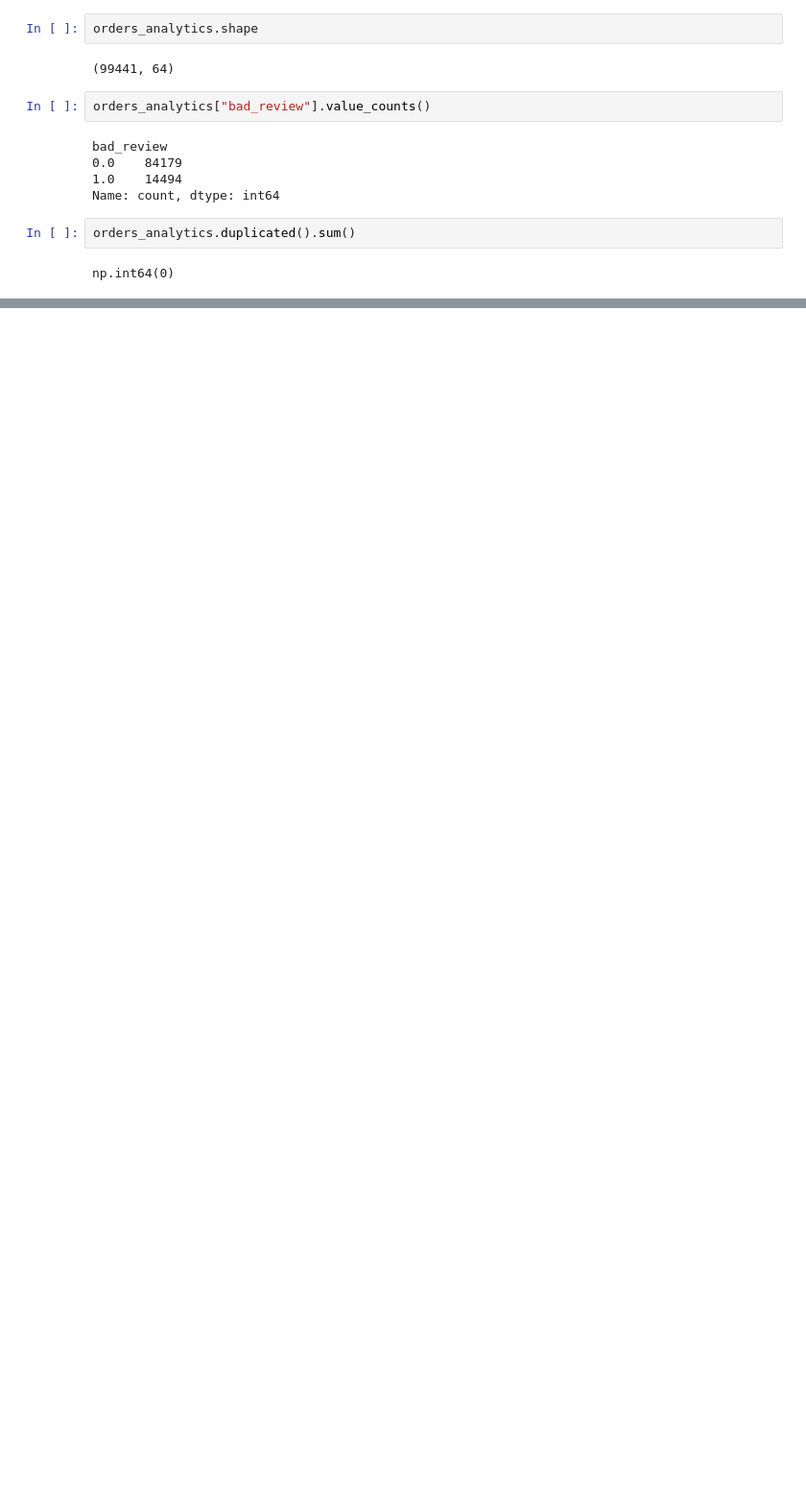
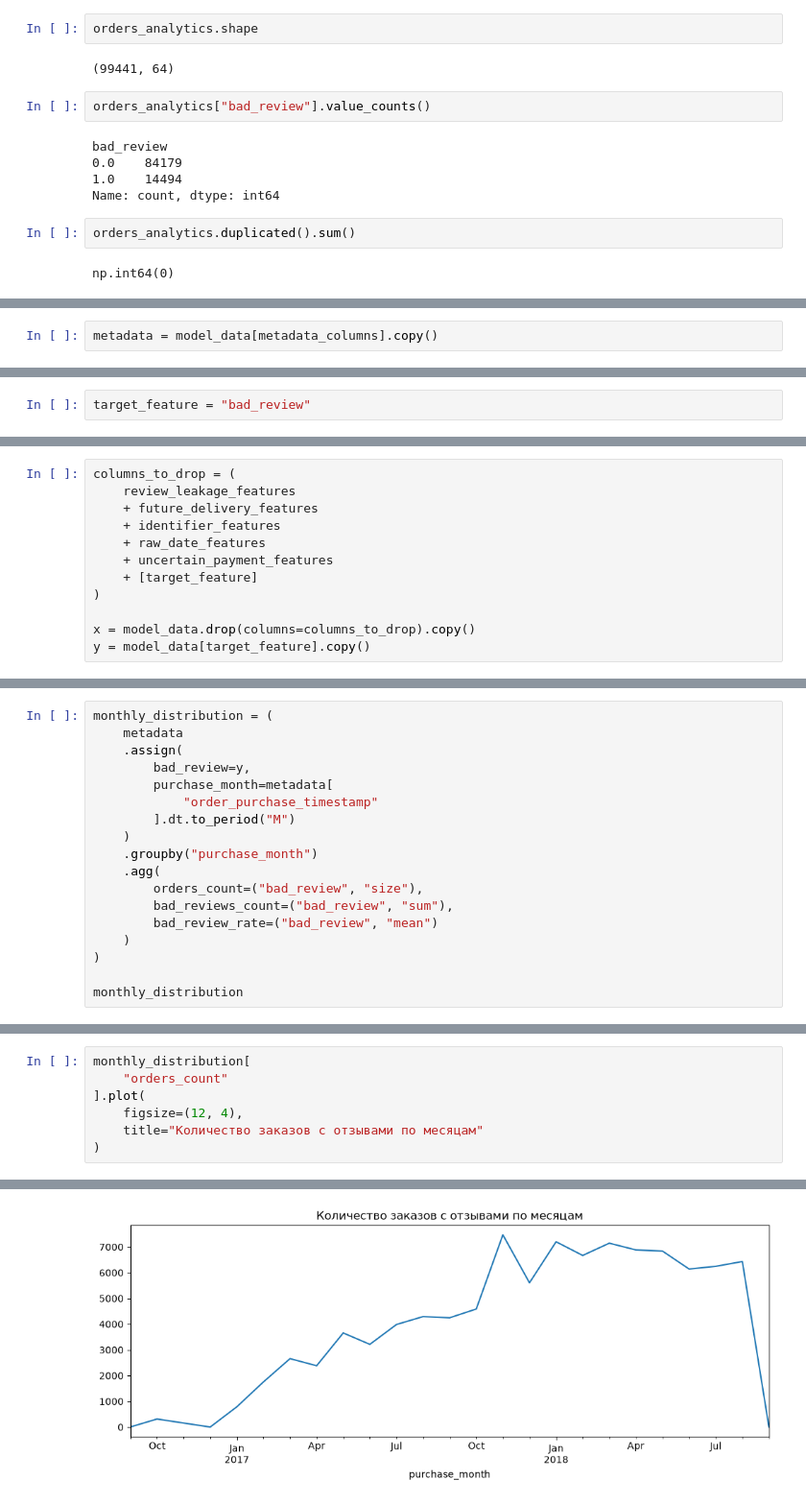
Before and after one commit to Vaindrakh-Elizaveta/olist-ecommerce-analysis, a Jupyter notebook: notebooks/05_model_preparation.ipynb, the cells around one changed output, grey strips where cells are left out. Shown at 96% size. Drawn from its saved outputs; the diff is of its cells as text; blank space fills up the shorter version.

```diff
--- a/notebooks/05_model_preparation.ipynb
+++ b/notebooks/05_model_preparation.ipynb
@@ -756,0 +159,2 @@ Name: count, dtype: int64
+# %%
+metadata = model_data[metadata_columns].copy()
@@ -756,0 +223,2 @@ Name: count, dtype: int64
+# %%
+target_feature = "bad_review"
@@ -756,0 +283,12 @@ Name: count, dtype: int64
+# %%
+columns_to_drop = (
+    review_leakage_features
+    + future_delivery_features
+    + identifier_features
+    + raw_date_features
+    + uncertain_payment_features
+    + [target_feature]
+)
+
+x = model_data.drop(columns=columns_to_drop).copy()
+y = model_data[target_feature].copy()
@@ -756,0 +507,18 @@ Name: count, dtype: int64
+# %%
+monthly_distribution = (
+    metadata
+    .assign(
+        bad_review=y,
+        purchase_month=metadata[
+            "order_purchase_timestamp"
+        ].dt.to_period("M")
+    )
+    .groupby("purchase_month")
+    .agg(
+        orders_count=("bad_review", "size"),
+        bad_reviews_count=("bad_review", "sum"),
+        bad_review_rate=("bad_review", "mean")
+    )
+)
+
+monthly_distribution
@@ -756,0 +544,8 @@ Name: count, dtype: int64
+# %%
+monthly_distribution[
+    "orders_count"
+].plot(
+    figsize=(12, 4),
+    title="Количество заказов с отзывами по месяцам"
+)
+# %% [output]
@@ -756,0 +553 @@ Name: count, dtype: int64
+[figure, added]
```
Also changed, not shown: parts of 170 cells of this notebook, 1 other file.
